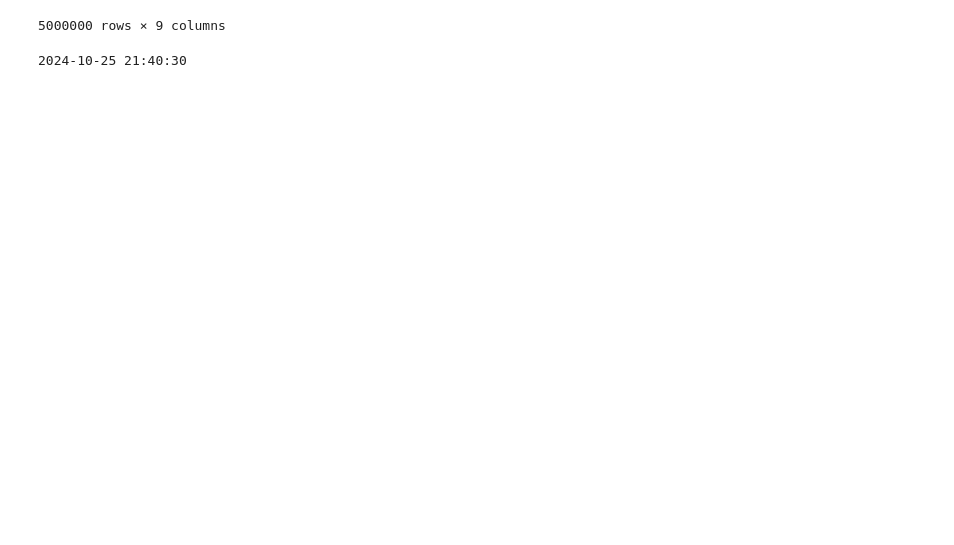
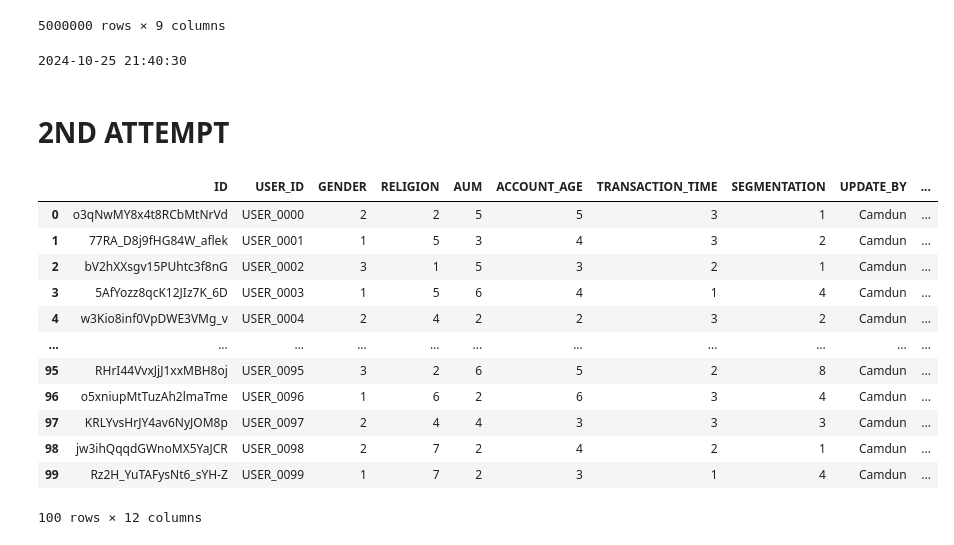
Before and after one commit to chamdan55/promo_project, a Jupyter notebook: generate_data.ipynb, the cells around one changed output. Cells and saved outputs as stored; diff of their text form; code cells hidden in the pictures; blank space fills up the shorter version.

```diff
--- a/generate_data.ipynb
+++ b/generate_data.ipynb
@@ -32,14 +64,17 @@ def generate_random_date2(start_date, end_date):
 # %%
 data = {
-    'MCC_GROUP': ['ALFAMART', 'INDOMARET', 'SUPERINDO', 'ERAFONE', 'IBOX', 'BARAYA', 'DAYTRANS', 'GRAPARI', 'GERAI IM3', 'IKEA', 'DECATHLON'],
-    'MERCHANT_CATEGORY': ['Food & Beverage', 'Lifestyle', 'Travel & Transportation', 'Gadget & Electronics', 'E-Commerce', 'Health & Beauty', 'Others/Miscellaneous', 'Telco'],
-    'CATEGORY': list(range(1,9)),
-    'ASSETS': list(range(int(1e6), int(1e10), int(1e6))),
-    'AGE': list(range(1, 50*12)),
-    'SEGMENTATION': list(range(1,9)),#['All Segment', 'Working Professionals', 'Emerging Wealth', 'Wealthy Achievers', 'Young Gen & Early Jobber', 'Mature High Networth', 'Silver Ager', 'Minimal'],
-    'RELIGION': ['Islam', 'Christian', 'Catholic', 'Buddha', 'Hindu', 'Konghucu', 'Others'],
-    'GENDER': ['M', 'F'],
-    'LOCATION': ['Nasional', 'Balikpapan', 'Bandung', 'Denpasar', 'Jakarta', 'Makassar', 'Malang', 'Manado', 'Medan', 'Padang', 'Palembang', 'Papua', 'Semarang', 'Surabaya', 'Yogyakarta'],
-    'TIME': ['WEEKDAY - WORKING TIME', 'WEEKDAY - RESTING TIME', 'WEEKDAY - TRAVELING TIME', 'WEEKEND - WEEKEND'],
-    'RANKING': list(range(1,11))
+    # 'BRAND': ['ALFAMART', 'INDOMARET', 'SUPERINDO', 'ERAFONE', 'IBOX', 'BARAYA', 'DAYTRANS', 'GRAPARI', 'GERAI IM3', 'IKEA', 'DECATHLON'],
+    # 'CATEGORY_BO': list(range(1,9)), #['Food & Beverage', 'Lifestyle', 'Travel & Transportation', 'Gadget & Electronics', 'E-Commerce', 'Health & Beauty', 'Others/Miscellaneous', 'Telco'],
+    # 'CATEGORY_DMA': list(range(1,37)),
+    'AUM': list(range(2, 7)),
+    'ACCOUNT_AGE': list(range(2, 7)),
+    'SEGMENTATION': list(range(2,11)), #['All Segment', 'Working Professionals', 'Emerging Wealth', 'Wealthy Achievers', 'Young Gen & Early Jobber', 'Mature High Networth', 'Silver Ager', 'Minimal'],
+    'RELIGION': list(range(2,9)), #['Islam', 'Christian', 'Catholic', 'Buddha', 'Hindu', 'Konghucu', 'Others'],
+    'GENDER': [2, 3],
+    'LOCATION': list(range(2, 16)), # ['Nasional', 'Balikpapan', 'Bandung', 'Denpasar', 'Jakarta', 'Makassar', 'Malang', 'Manado', 'Medan', 'Padang', 'Palembang', 'Papua', 'Semarang', 'Surabaya', 'Yogyakarta'],
+    'TRANSACTION_TIME': list(range(2, 5)), # ['WEEKDAY - WORKING TIME', 'WEEKDAY - RESTING TIME', 'WEEKDAY - TRAVELING TIME', 'WEEKEND - WEEKEND'],
+    'SCORE': list(range(1,11)),
+    'TYPE': ["CATALOGUE", 'NOTIFICATION'],
+    'IS_PRIORITY': [0, 1],
+    "DAY_OF_WEEK": list(range(1,9))
 }
@@ -227,22 +264,40 @@ times = datetime.now().strftime('%Y-%m-%d %H:%M:%S %z')
 print(times)
 # %% [output]
 2024-10-25 21:40:30
+# %% [markdown]
+# 2ND ATTEMPT
 # %%
 # master_user = pd.read_csv('master_user.csv')
 times = datetime.now().strftime('%Y-%m-%d %H:%M:%S %z')
 
-n = 1000
+n = 100
 user_properties = pd.DataFrame({
     'ID'                : [str(nanoid.generate(size=21)) for _ in range(n)],
     'USER_ID'           : [f'USER_{i:04}' for i in range(n)],
     'GENDER'            : [random.choice(data['GENDER']) for _ in range(n)],
     'RELIGION'          : [random.choice(data['RELIGION']) for _ in range(n)],
+    'AUM'      : [random.choice(data['AUM']) for _ in range(n)],
+    'ACCOUNT_AGE'       : [random.choice(data['ACCOUNT_AGE']) for _ in range(n)],
+    'TRANSACTION_TIME'  : [random.choice(data['TRANSACTION_TIME']) for _ in range(n)],
     'SEGMENTATION'      : [random.choice(data['SEGMENTATION']) for _ in range(n)],
-    'TOTAL_ASSETS'      : [random.choice(data['ASSETS']) for _ in range(n)],
-    'ACCOUNT_AGE'       : [random.choice(data['AGE']) for _ in range(n)],
-    'TRANSACTION_TIME'  : [generate_random_date2(datetime.strptime('01/01/2024', '%d/%m/%Y'), datetime.strptime('01/10/2024', '%d/%m/%Y')) for _ in range(n)],
     'UPDATE_BY'         : ['Camdun' for _ in range(n)],
     'UPDATED_TIME'      : [times for _ in range(n)],
     'CREATED_BY'        : ['Camdun' for _ in range(n)],
     'CREATED_TIME'      : [times for _ in range(n)]
 })
+
+user_properties
+# %% [output]
+|  | ID | USER_ID | GENDER | RELIGION | AUM | ACCOUNT_AGE | TRANSACTION_TIME | SEGMENTATION | UPDATE_BY | ... |
+| 0 | o3qNwMY8x4t8RCbMtNrVd | USER_0000 | 2 | 2 | 5 | 5 | 3 | 1 | Camdun | ... |
+| 1 | 77RA_D8j9fHG84W_aflek | USER_0001 | 1 | 5 | 3 | 4 | 3 | 2 | Camdun | ... |
+| 2 | bV2hXXsgv15PUhtc3f8nG | USER_0002 | 3 | 1 | 5 | 3 | 2 | 1 | Camdun | ... |
+| 3 | 5AfYozz8qcK12JIz7K_6D | USER_0003 | 1 | 5 | 6 | 4 | 1 | 4 | Camdun | ... |
+| 4 | w3Kio8inf0VpDWE3VMg_v | USER_0004 | 2 | 4 | 2 | 2 | 3 | 2 | Camdun | ... |
+| ... | ... | ... | ... | ... | ... | ... | ... | ... | ... | ... |
+| 95 | RHrI44VvxJjJ1xxMBH8oj | USER_0095 | 3 | 2 | 6 | 5 | 2 | 8 | Camdun | ... |
+| 96 | o5xniupMtTuzAh2lmaTme | USER_0096 | 1 | 6 | 2 | 6 | 3 | 4 | Camdun | ... |
+| 97 | KRLYvsHrJY4av6NyJOM8p | USER_0097 | 2 | 4 | 4 | 3 | 3 | 3 | Camdun | ... |
+| 98 | jw3ihQqqdGWnoMX5YaJCR | USER_0098 | 2 | 7 | 2 | 4 | 2 | 1 | Camdun | ... |
+| 99 | Rz2H_YuTAFysNt6_sYH-Z | USER_0099 | 1 | 7 | 2 | 3 | 1 | 4 | Camdun | ... |
+100 rows × 12 columns
```
Also changed, not shown: parts of 22 cells of this notebook, 5 other files.
